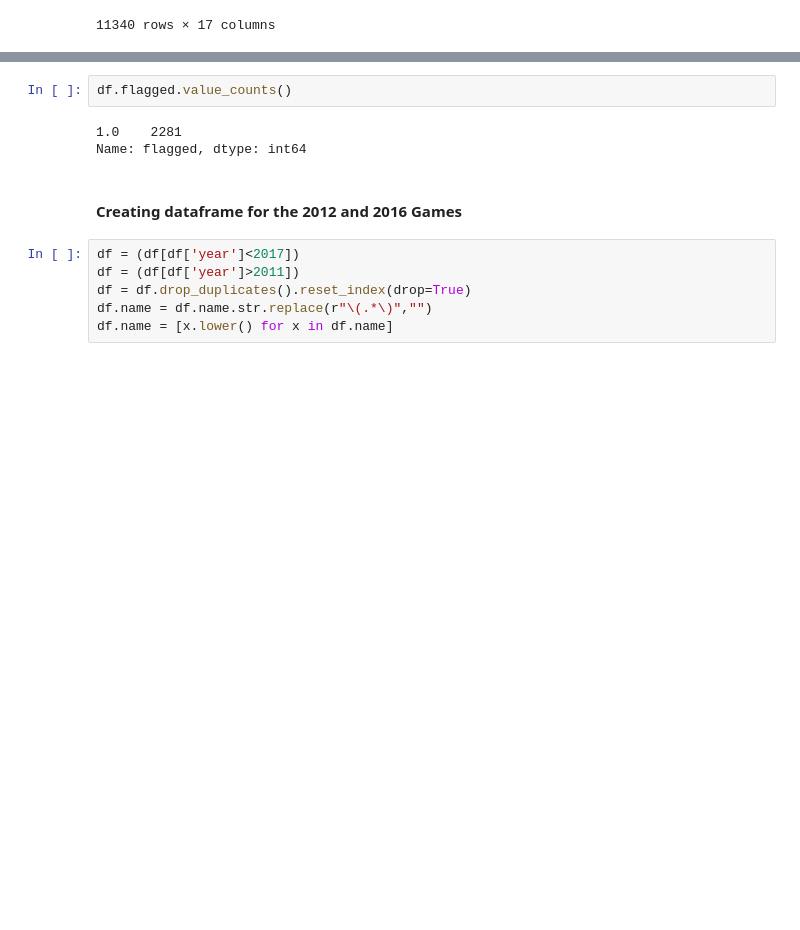
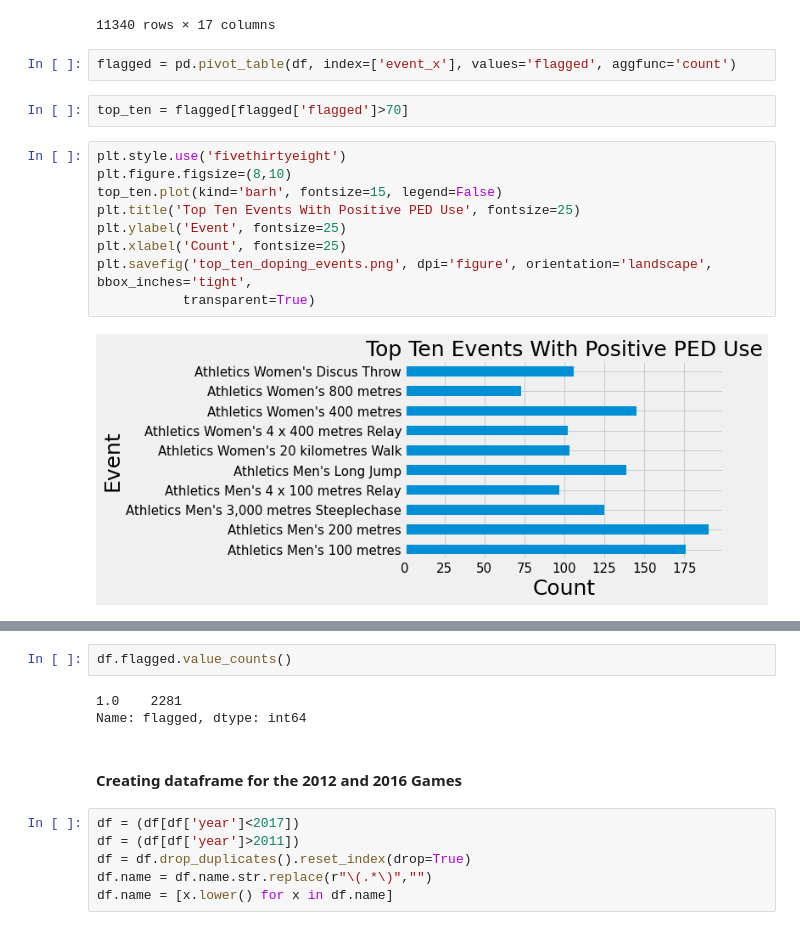
Before and after one commit to jwong853/Olympic_PED_use, a Jupyter notebook: notebooks/03_model_data.ipynb, the cells around one changed output, grey strips where cells are left out. Saved outputs shown, nothing was run; the diff lists cells and outputs as text; blank space fills up the shorter version.

```diff
--- a/notebooks/03_model_data.ipynb
+++ b/notebooks/03_model_data.ipynb
@@ -155,3 +161,18 @@ df
 | 275333 | 135547 | Viktoriya Viktorovna Zyabkina | F | 23.0 | 174.0 | 62.0 | Kazakhstan | KAZ | 2016 | Summer | Rio de Janeiro | ... |
 | 275381 | 135563 | Olesya Nikolayevna Zykina | F | 23.0 | 171.0 | 64.0 | Russia | RUS | 2004 | Summer | Athina | ... |
 11340 rows × 17 columns
+# %%
+flagged = pd.pivot_table(df, index=['event_x'], values='flagged', aggfunc='count')
+# %%
+top_ten = flagged[flagged['flagged']>70]
+# %%
+plt.style.use('fivethirtyeight')
+plt.figure.figsize=(8,10)
+top_ten.plot(kind='barh', fontsize=15, legend=False)
+plt.title('Top Ten Events With Positive PED Use', fontsize=25)
+plt.ylabel('Event', fontsize=25)
+plt.xlabel('Count', fontsize=25)
+plt.savefig('top_ten_doping_events.png', dpi='figure', orientation='landscape', bbox_inches='tight',
+           transparent=True)
+# %% [output]
+[figure, added]
```
Also changed, not shown: parts of 4 cells of this notebook, 2 other files.
